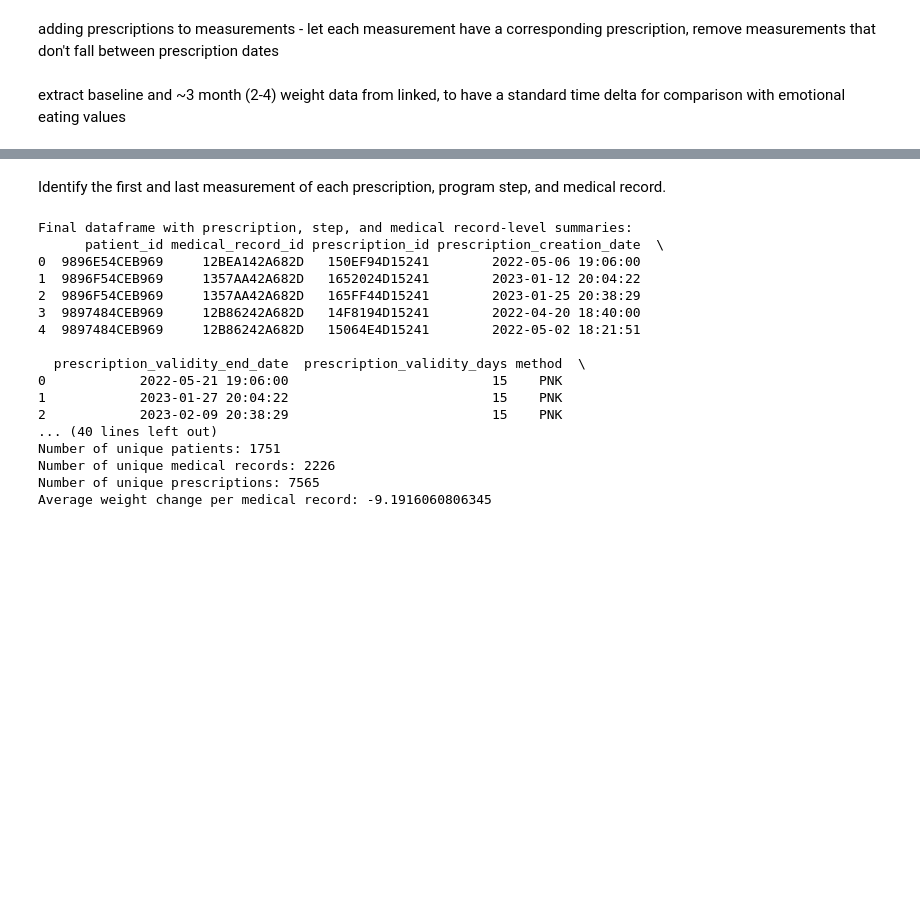
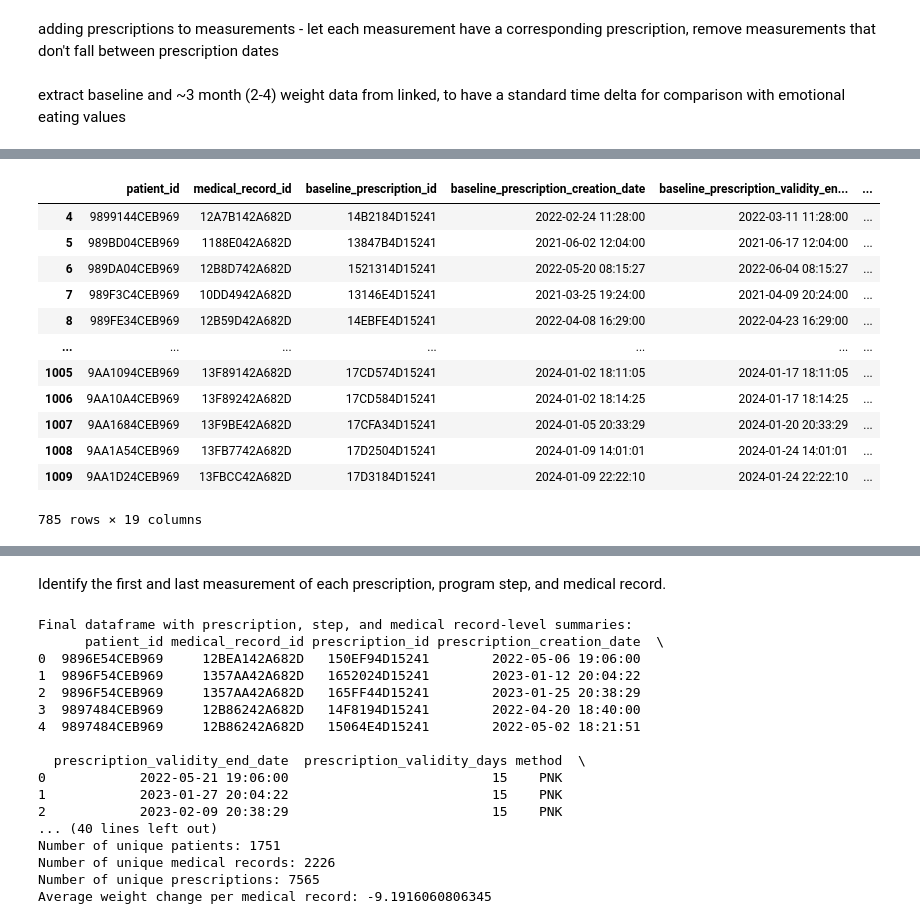
Before and after one commit to Miksa-uam/PROMET_2026, a Jupyter notebook: pnk_data_wrangling.ipynb, the cells around one changed output, grey strips where cells are left out. Cells and saved outputs as stored; diff of their text form; code cells hidden in the pictures; blank space fills up the shorter version.

```diff
--- a/pnk_data_wrangling.ipynb
+++ b/pnk_data_wrangling.ipynb
@@ -2367,0 +2377,16 @@ final_df
+# %%
+emotional_2mo_deltas_multirec
+# %% [output]
+|  | patient_id | medical_record_id | baseline_prescription_id | baseline_prescription_creation_date | baseline_prescription_validity_en... | ... |
+| 4 | 9899144CEB969 | 12A7B142A682D | 14B2184D15241 | 2022-02-24 11:28:00 | 2022-03-11 11:28:00 | ... |
+| 5 | 989BD04CEB969 | 1188E042A682D | 13847B4D15241 | 2021-06-02 12:04:00 | 2021-06-17 12:04:00 | ... |
+| 6 | 989DA04CEB969 | 12B8D742A682D | 1521314D15241 | 2022-05-20 08:15:27 | 2022-06-04 08:15:27 | ... |
+| 7 | 989F3C4CEB969 | 10DD4942A682D | 13146E4D15241 | 2021-03-25 19:24:00 | 2021-04-09 20:24:00 | ... |
+| 8 | 989FE34CEB969 | 12B59D42A682D | 14EBFE4D15241 | 2022-04-08 16:29:00 | 2022-04-23 16:29:00 | ... |
+| ... | ... | ... | ... | ... | ... | ... |
+| 1005 | 9AA1094CEB969 | 13F89142A682D | 17CD574D15241 | 2024-01-02 18:11:05 | 2024-01-17 18:11:05 | ... |
+| 1006 | 9AA10A4CEB969 | 13F89242A682D | 17CD584D15241 | 2024-01-02 18:14:25 | 2024-01-17 18:14:25 | ... |
+| 1007 | 9AA1684CEB969 | 13F9BE42A682D | 17CFA34D15241 | 2024-01-05 20:33:29 | 2024-01-20 20:33:29 | ... |
+| 1008 | 9AA1A54CEB969 | 13FB7742A682D | 17D2504D15241 | 2024-01-09 14:01:01 | 2024-01-24 14:01:01 | ... |
+| 1009 | 9AA1D24CEB969 | 13FBCC42A682D | 17D3184D15241 | 2024-01-09 22:22:10 | 2024-01-24 22:22:10 | ... |
+785 rows × 19 columns
```
Also changed, not shown: parts of 6 cells of this notebook, 1 other file.
